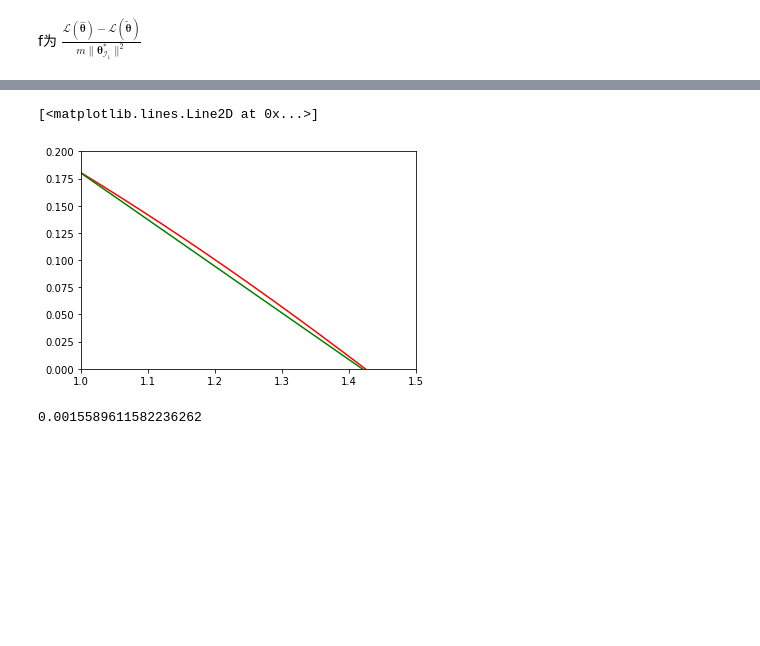
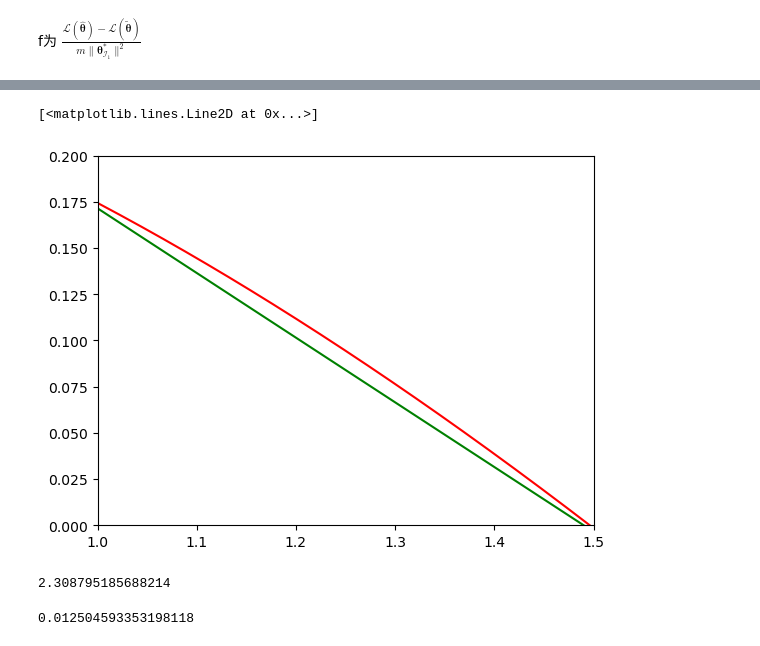
Before and after one commit to bbayukari/splicing-universal-experiment, a Jupyter notebook: prove/recovery.ipynb, the cells around one changed output, grey strips where cells are left out. Saved outputs shown, nothing was run; the diff lists cells and outputs as text; code cells hidden in the pictures; blank space fills up the shorter version.

```diff
--- a/prove/recovery.ipynb
+++ b/prove/recovery.ipynb
@@ -7,6 +7,16 @@ import numpy as np
 from scipy.optimize import fsolve
 # %% [markdown]
 f为 $\frac{\mathcal{L}(\hat{\boldsymbol{\theta}})-\mathcal{L}(\tilde{\boldsymbol{\theta}})}{m \|\boldsymbol{\theta}_{\mathcal{I}_{1}}^{*} \|^{2}} $
+# %%
+def f1(M, v, c):
+    return 0.5 - math.sqrt(2)*c
+
+def f2(M, v, c):
+    delta = 2*math.sqrt((v+c)**2+(c+v*c+v**2+v)**2)
+    return c**2 + c**2*M/2 + c*(v+M*v/2+1)*delta + (v**2*M/2+M/2)*delta**2
+
+def f(M, v, c):
+    return f1(M, v, c) - f2(M, v, c)
 # %%
 def f(a, b, c):
     d = (1+math.sqrt(a))*math.sqrt((b+c)**2+(c+b*c+b**2+b)**2)
@@ -26,21 +36,25 @@ plt.colorbar()
 # %%
-A = np.linspace(1,1.5,500)
+A = np.linspace(1,2,500)
 C = np.array([fsolve(lambda x:f(a,(a-1)/2,x), x0= 0) for a in A]).reshape((-1,))
 plt.plot(A,C,'r')
 plt.ylim(0, 0.2)
 plt.xlim(1,1.5)
-plt.plot(A,(1.42-A)*3/7, 'g')
+plt.plot(A,(1.49-A)*0.35, 'g')
 # %% [output]
 [<matplotlib.lines.Line2D at 0x...>]
-[figure, old version]
+[figure, new version]
+# %%
+max([(0.15*x+1.0215)/np.sqrt(0.5 - np.sqrt(2)*(0.5215-0.35*x)) for x in np.linspace(1,1.49,500)])
+# %% [output]
+2.308795185688214
 # %%
-A = np.linspace(1,1.42,420)
+A = np.linspace(1,1.49,1000)
 B = (A-1)/2
-C = (1.42-A)/7*3
-y = np.array([f(A[i], B[i], C[i]) for i in range(420)])
+C = (1.49-A)*0.35
+y = np.array([f(A[i], B[i], C[i]) for i in range(1000)])
 y.min()
 # %% [output]
-0.0015589611582236262
+0.012504593353198118
 # %%
 a = 1.5
 C = np.linspace(0,0.5,500)
```
Also changed, not shown: parts of 3 cells of this notebook, 16 other files.
